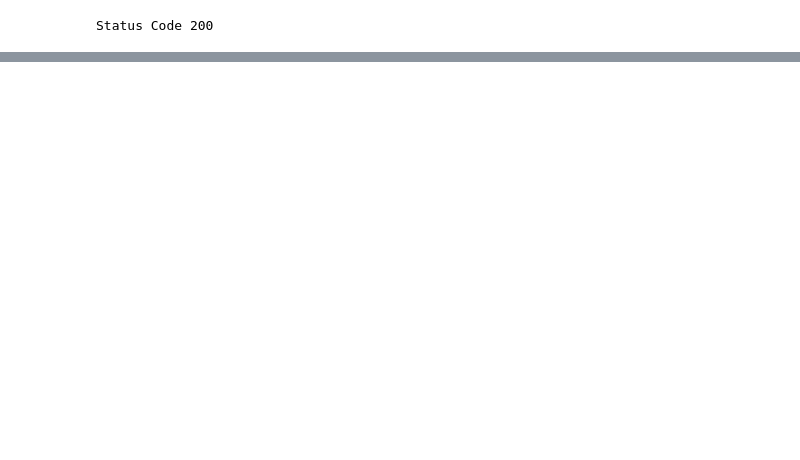
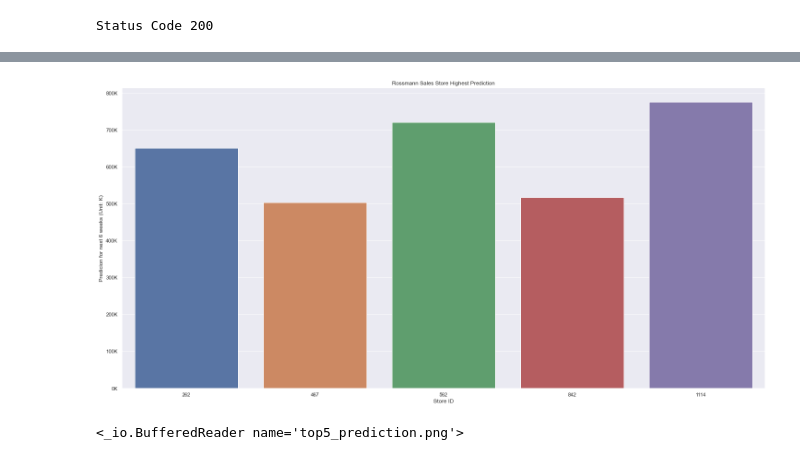
Before and after one commit to daSpinelli/Rossmann-Sales-Prediction, a Jupyter notebook: rossmann_sales_predict/notebooks/m10_v01_store_sales_prediction.ipynb, the cells around one changed output, grey strips where cells are left out. Drawn from its saved outputs; the diff is of its cells as text; code cells hidden in the pictures; blank space fills up the shorter version.

```diff
--- a/rossmann_sales_predict/notebooks/m10_v01_store_sales_prediction.ipynb
+++ b/rossmann_sales_predict/notebooks/m10_v01_store_sales_prediction.ipynb
@@ -1827,11 +1835,18 @@ df_test = df_test.drop('Id', axis=1)
 # convert DataFrame to JSON
 data = json.dumps(df_test.to_dict(orient='records'))
 # %%
+# Tipo de chamada
+call_type = 'top prediction'
+call_type = 'top sales'
+call_type = 'filter'
+call_type = 'start'
+call_type = 'help'
+
 # API Call
-#url = 'http://192.168.0.27:5000/rossmann/predict'
+url = 'http://192.168.0.27:5000/rossmann/predict'
 #url = 'http://0.0.0.0:5000/rossmann/predict'
 #url = 'https://sales-predict-rossmann.herokuapp.com/rossmann/predict'
-url = 'https://das-rossmann-prediction.herokuapp.com/rossmann/predict'
+#url = 'https://das-rossmann-prediction.herokuapp.com/rossmann/predict'
 header = {'Content-type': 'application/json'}
 data = data
 
@@ -1856,0 +1989,32 @@ Store Number 31 will sell R$387,738.62 in the next 6 weeks
+# %%
+d3 = d2.nlargest(5, 'prediction')
+
+# graph definitions
+x_ax = 'store'
+y_ax = 'prediction'
+graph_title = 'Rossmann Sales Store Highest Prediction'
+x_lbl = 'Store ID'
+y_lbl = 'Predicion for next 6 weeks (Unit: K)'
+image_name = 'top5_prediction.png'
+
+# get_graph(
+#     d3,
+#     x_axis='store',
+#     y_axis='prediction',
+#     title='Rossmann Sales Store Prediction',
+#     ylabel='Predicion for next 6 weeks (Unit: K)',
+#     xlabel='Store ID',
+#     img_name='top5_prediction.png'
+# )
+
+get_graph(
+    d3,
+    x_axis=x_ax,
+    y_axis=y_ax,
+    title=graph_title,
+    xlabel=x_lbl,
+    ylabel=y_lbl,
+    img_name=image_name
+)
+# %% [output]
+[figure, added]
@@ -1856,0 +2023,4 @@ Store Number 31 will sell R$387,738.62 in the next 6 weeks
+# %%
+a
+# %% [output]
+<_io.BufferedReader name='top5_prediction.png'>
```
Also changed, not shown: parts of 29 cells of this notebook, 6 other files.
